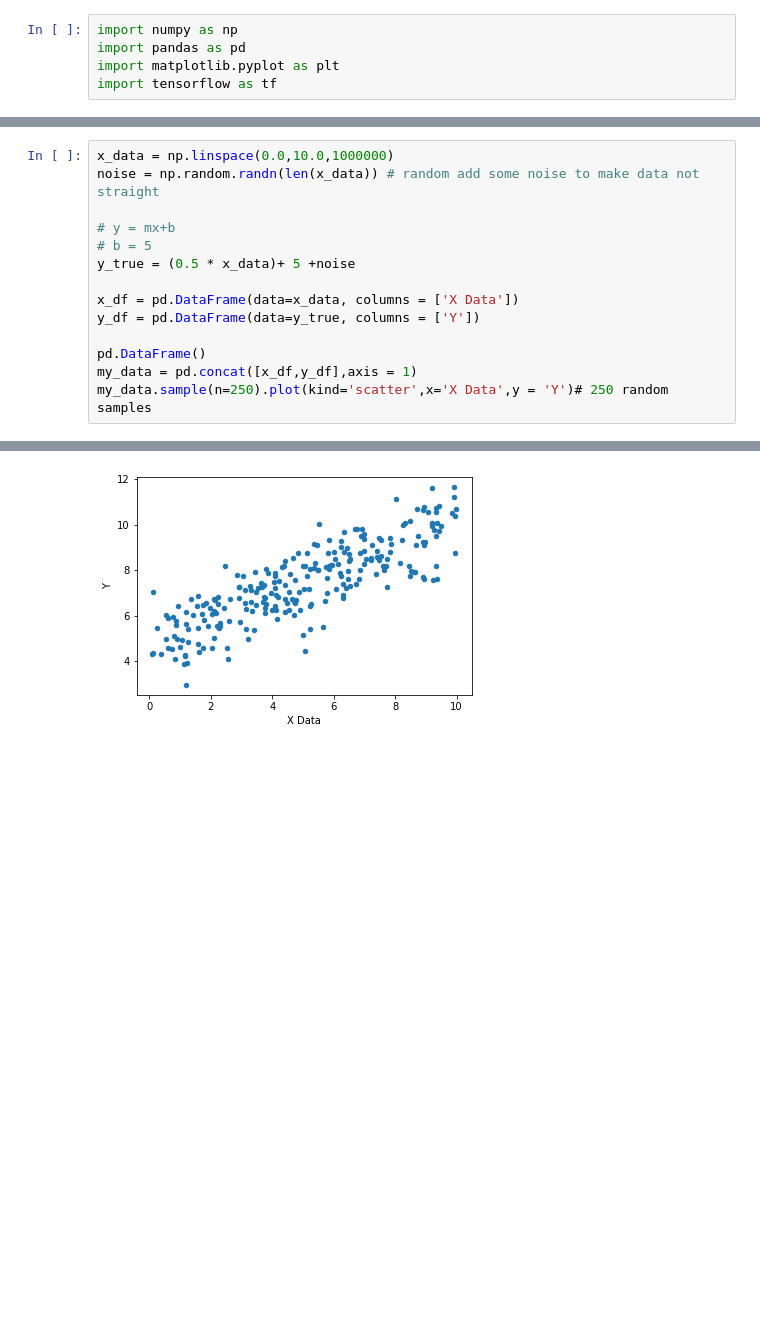
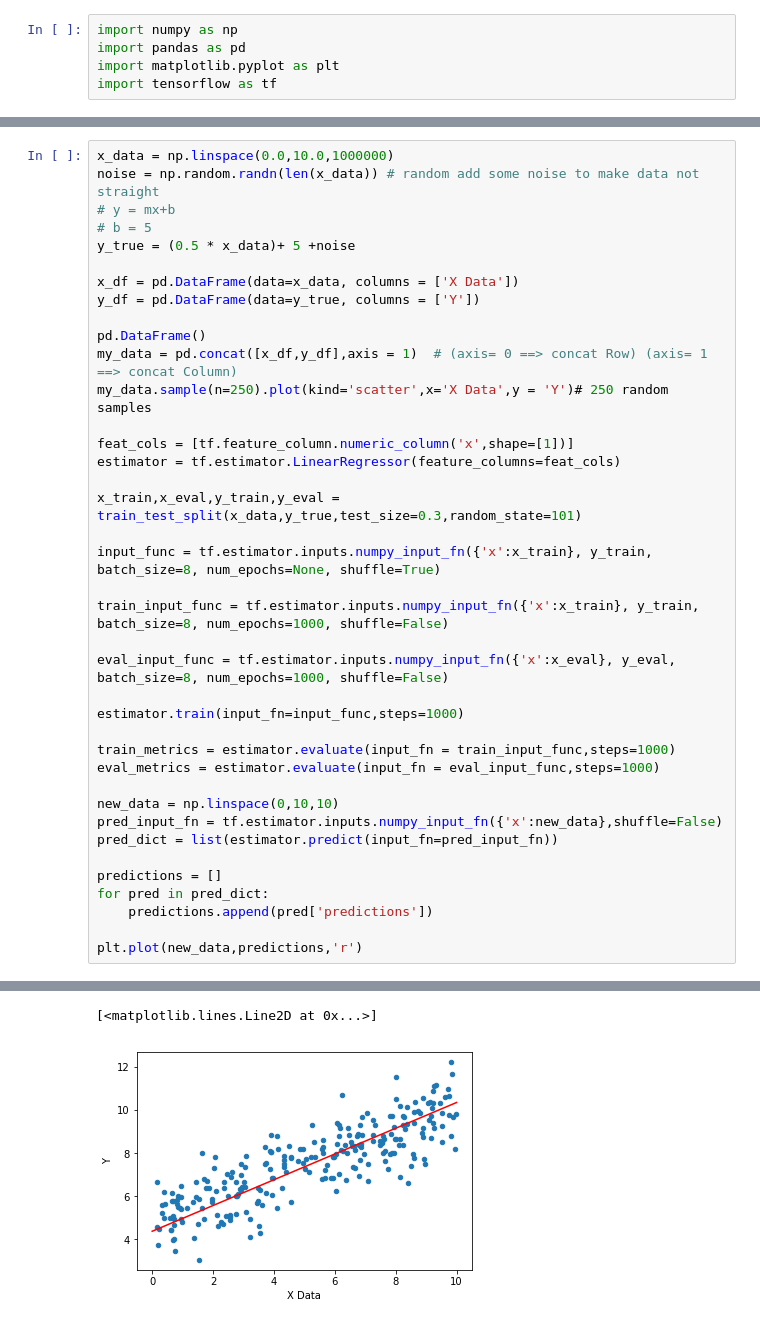
Before and after one commit to gucheng0712/MyJupyterNotebook, a Jupyter notebook: Tensorflow-基础.ipynb, the cells around one changed output, grey strips where cells are left out. Cells and saved outputs as stored; diff of their text form; blank space fills up the shorter version.

```diff
--- a/Tensorflow-基础.ipynb
+++ b/Tensorflow-基础.ipynb
@@ -297,7 +459,6 @@ import tensorflow as tf
 # %%
 x_data = np.linspace(0.0,10.0,1000000)
 noise = np.random.randn(len(x_data)) # random add some noise to make data not straight
-
 # y = mx+b
 # b = 5
 y_true = (0.5 * x_data)+ 5 +noise
@@ -306,6 +467,32 @@ x_df = pd.DataFrame(data=x_data, columns = ['X Data'])
 y_df = pd.DataFrame(data=y_true, columns = ['Y'])
 
 pd.DataFrame()
-my_data = pd.concat([x_df,y_df],axis = 1)
+my_data = pd.concat([x_df,y_df],axis = 1)  # (axis= 0 ==> concat Row) (axis= 1 ==> concat Column)
 my_data.sample(n=250).plot(kind='scatter',x='X Data',y = 'Y')# 250 random samples
+
+feat_cols = [tf.feature_column.numeric_column('x',shape=[1])]
+estimator = tf.estimator.LinearRegressor(feature_columns=feat_cols)
+
+x_train,x_eval,y_train,y_eval = train_test_split(x_data,y_true,test_size=0.3,random_state=101)
+
+input_func = tf.estimator.inputs.numpy_input_fn({'x':x_train}, y_train, batch_size=8, num_epochs=None, shuffle=True)
+
+train_input_func = tf.estimator.inputs.numpy_input_fn({'x':x_train}, y_train, batch_size=8, num_epochs=1000, shuffle=False)
+
+eval_input_func = tf.estimator.inputs.numpy_input_fn({'x':x_eval}, y_eval, batch_size=8, num_epochs=1000, shuffle=False)
+
+estimator.train(input_fn=input_func,steps=1000)
+
+train_metrics = estimator.evaluate(input_fn = train_input_func,steps=1000)
+eval_metrics = estimator.evaluate(input_fn = eval_input_func,steps=1000)
+
+new_data = np.linspace(0,10,10)
+pred_input_fn = tf.estimator.inputs.numpy_input_fn({'x':new_data},shuffle=False)
+pred_dict = list(estimator.predict(input_fn=pred_input_fn))
+
+predictions = []
+for pred in pred_dict:
+    predictions.append(pred['predictions'])
+
+plt.plot(new_data,predictions,'r')
 # %% [output]
@@ -313 +516,2 @@ my_data.sample(n=250).plot(kind='scatter',x='X Data',y = 'Y')# 250 random sample
+[<matplotlib.lines.Line2D at 0x...>]
-[figure, old version]
+[figure, new version]
```
Also changed, not shown: parts of 48 cells of this notebook, 25 other files.
